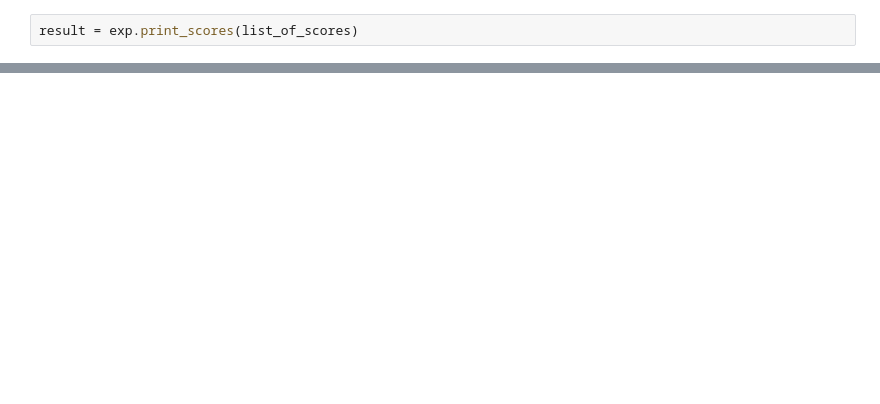
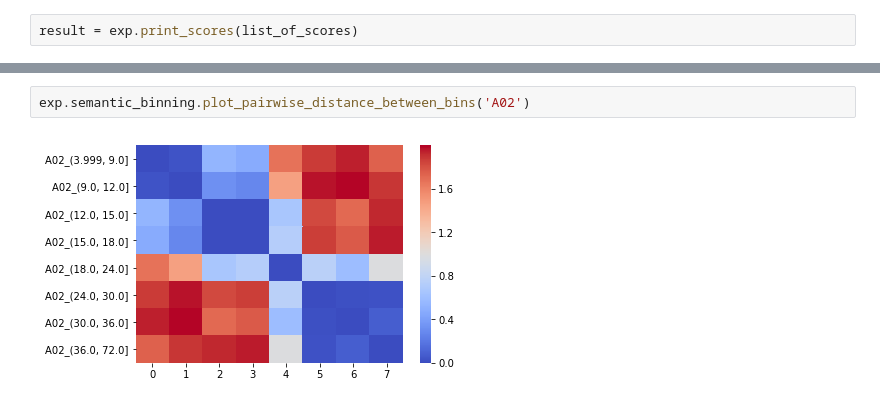
Before and after one commit to Wook0129/semantic_binning, a Jupyter notebook: test_credit2.ipynb, the cells around one changed output, grey strips where cells are left out. Drawn from its saved outputs; the diff is of its cells as text; blank space fills up the shorter version.

```diff
--- a/test_credit2.ipynb
+++ b/test_credit2.ipynb
@@ -39,0 +175,4 @@ sb.plot_pairwise_distance_between_bins('A8')
+# %%
+exp.semantic_binning.plot_pairwise_distance_between_bins('A02')
+# %% [output]
+[figure, added]
```
Also changed, not shown: parts of 20 cells of this notebook, 10 other files.
